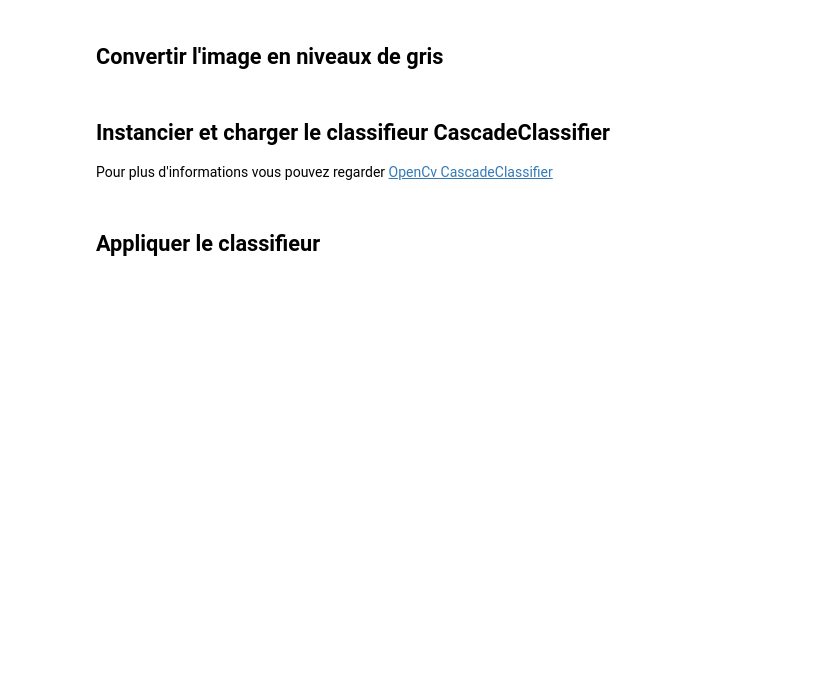
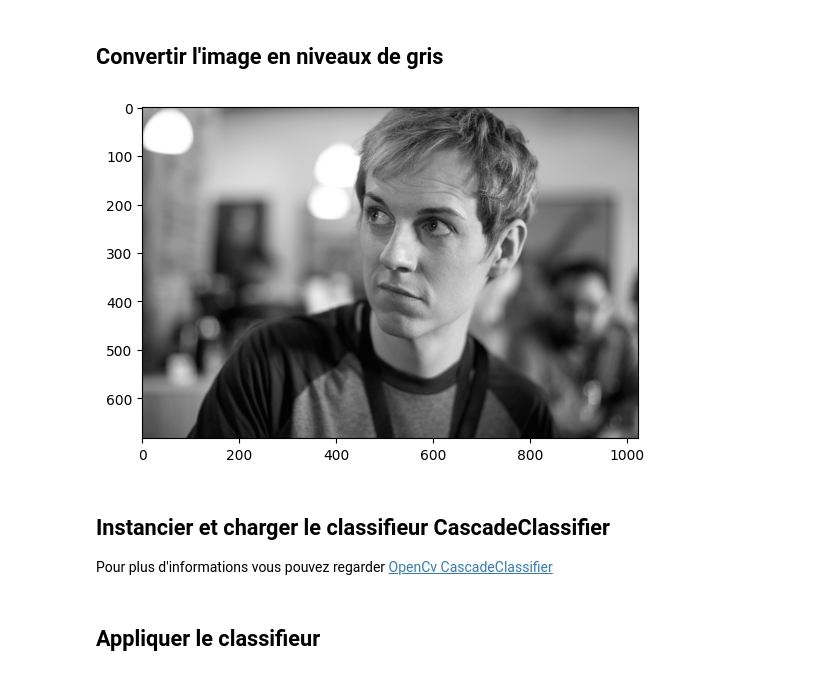
Before and after one commit to Nath9666/Reconnaissance-de-formes-et-apprentissage-machine, a Jupyter notebook: TP/TP3 - Détection de visages-20240611/TP3_Enonce_Facedetection.ipynb, the cells around one changed output. Saved outputs shown, nothing was run; the diff lists cells and outputs as text; code cells hidden in the pictures; blank space fills up the shorter version.

```diff
--- a/TP/TP3 - Détection de visages-20240611/TP3_Enonce_Facedetection.ipynb
+++ b/TP/TP3 - Détection de visages-20240611/TP3_Enonce_Facedetection.ipynb
@@ -47,3 +55,15 @@ ____________________________
+# %%
+# Charger l'image
+image = cv2.imread('visage.jpg')
+
+# Convertir l'image en niveaux de gris
+gray_image = cv2.cvtColor(image, cv2.COLOR_BGR2GRAY)
+
+# Afficher l'image en niveaux de gris
+plt.imshow(gray_image, cmap='gray')
+plt.show()
+# %% [output]
+[figure, added]
 # %% [markdown]
 ## Instancier et charger le classifieur CascadeClassifier
 Pour plus d'informations vous pouvez regarder [OpenCv CascadeClassifier](https://docs.opencv.org/3.4/db/d28/tutorial_cascade_classifier.html)
```
Also changed, not shown: parts of 11 cells of this notebook.
